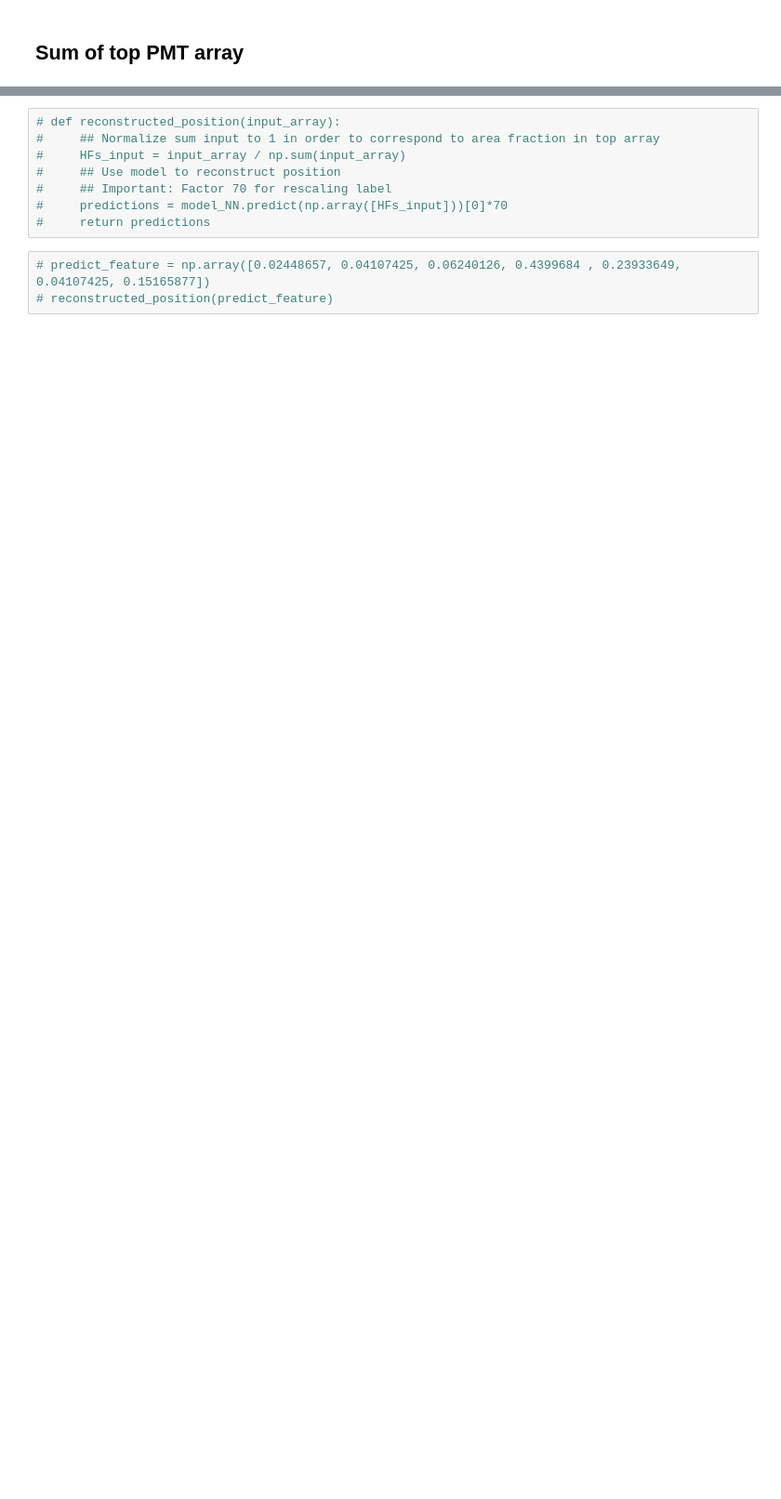
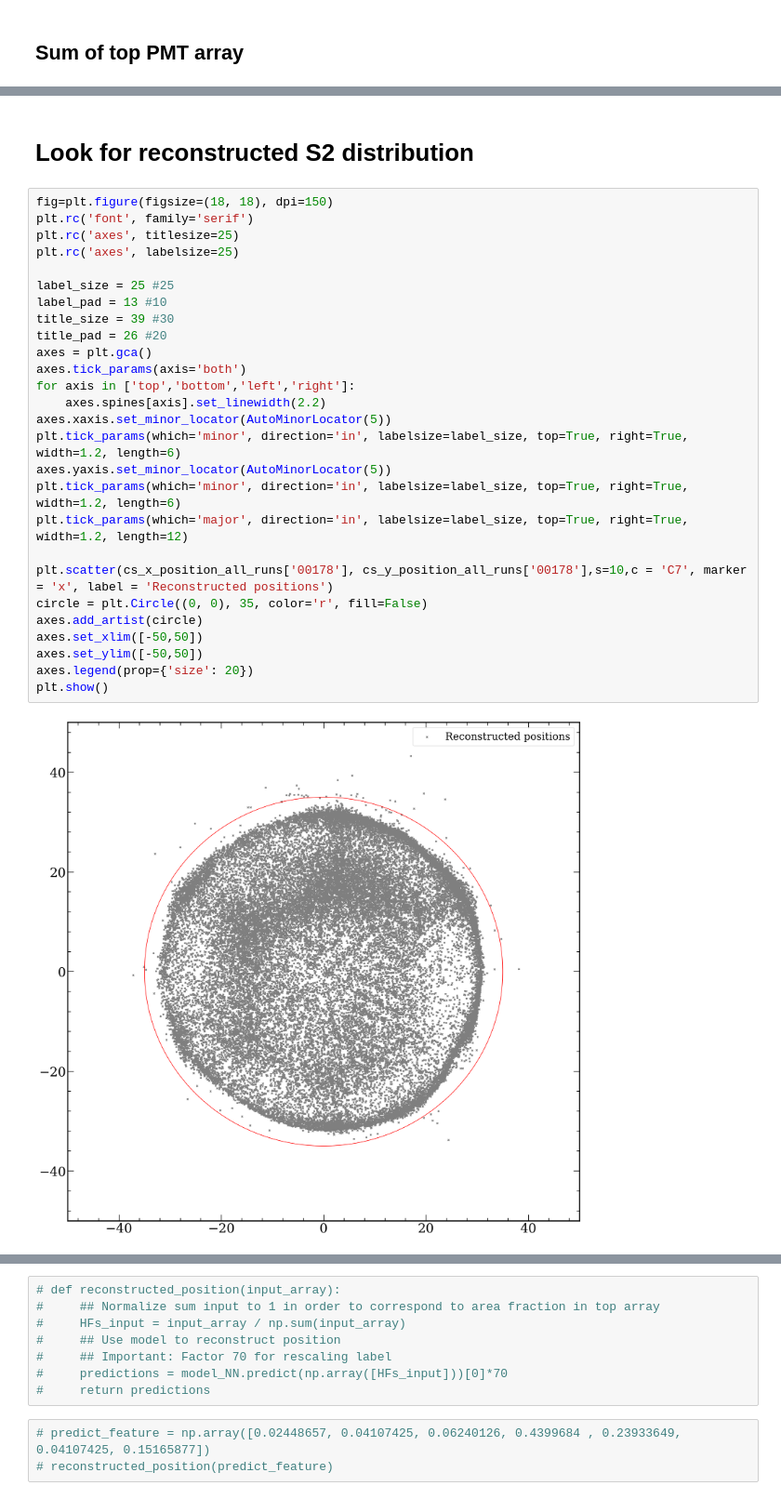
Before and after one commit to AG-Schumann/xebra_scripts, a Jupyter notebook: strax_analysis/First_look_into_cs_background_discrimination.ipynb, the cells around one changed output, grey strips where cells are left out. Shown at 93% size. Saved outputs shown, nothing was run; the diff lists cells and outputs as text; blank space fills up the shorter version.

```diff
--- a/strax_analysis/First_look_into_cs_background_discrimination.ipynb
+++ b/strax_analysis/First_look_into_cs_background_discrimination.ipynb
@@ -891,0 +1145,31 @@ plt.show()
+# %% [markdown]
+# Look for reconstructed S2 distribution
+# %%
+fig=plt.figure(figsize=(18, 18), dpi=150)
+plt.rc('font', family='serif')
+plt.rc('axes', titlesize=25)
+plt.rc('axes', labelsize=25)
+
+label_size = 25 #25
+label_pad = 13 #10
+title_size = 39 #30
+title_pad = 26 #20
+axes = plt.gca()
+axes.tick_params(axis='both')
+for axis in ['top','bottom','left','right']:
+    axes.spines[axis].set_linewidth(2.2)
+axes.xaxis.set_minor_locator(AutoMinorLocator(5))
+plt.tick_params(which='minor', direction='in', labelsize=label_size, top=True, right=True, width=1.2, length=6)
+axes.yaxis.set_minor_locator(AutoMinorLocator(5))
+plt.tick_params(which='minor', direction='in', labelsize=label_size, top=True, right=True, width=1.2, length=6)
+plt.tick_params(which='major', direction='in', labelsize=label_size, top=True, right=True, width=1.2, length=12)
+
+plt.scatter(cs_x_position_all_runs['00178'], cs_y_position_all_runs['00178'],s=10,c = 'C7', marker = 'x', label = 'Reconstructed positions')
+circle = plt.Circle((0, 0), 35, color='r', fill=False)
+axes.add_artist(circle)
+axes.set_xlim([-50,50])
+axes.set_ylim([-50,50])
+axes.legend(prop={'size': 20})
+plt.show()
+# %% [output]
+[figure, added]
```
Also changed, not shown: parts of 23 cells of this notebook, 5 other files.
